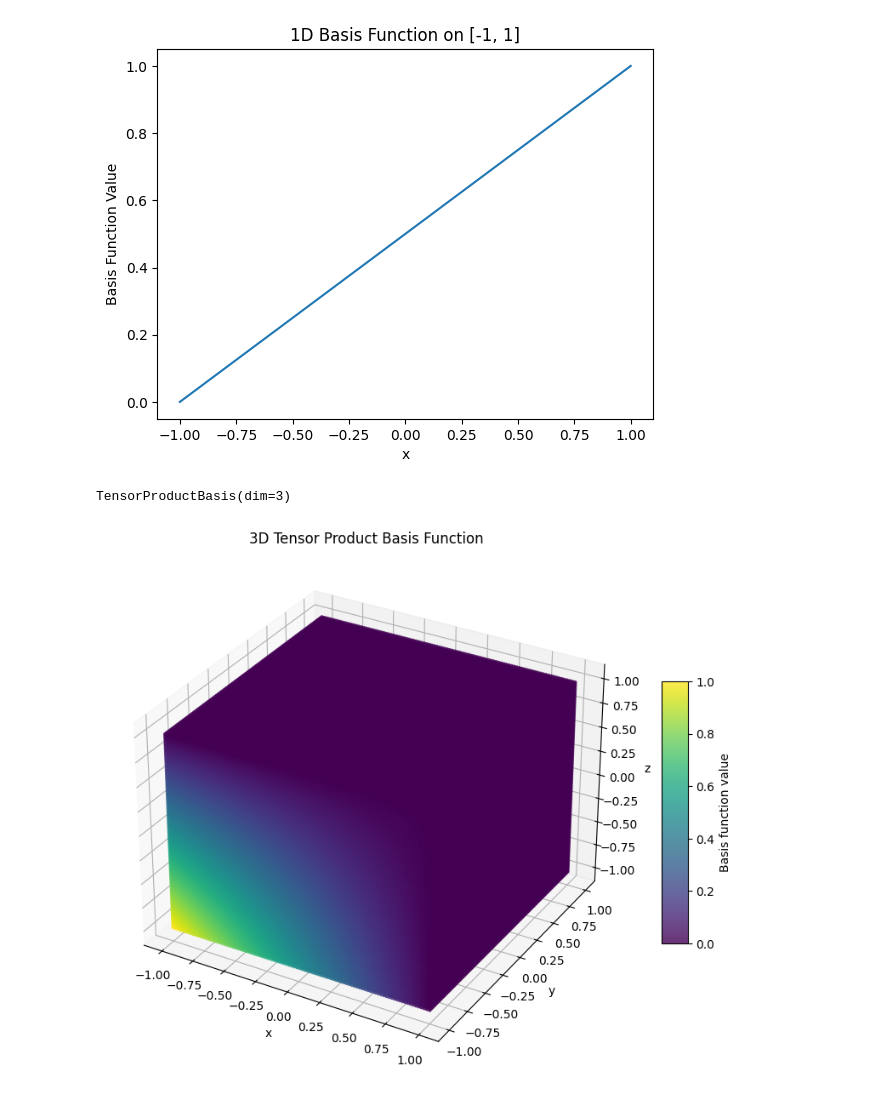
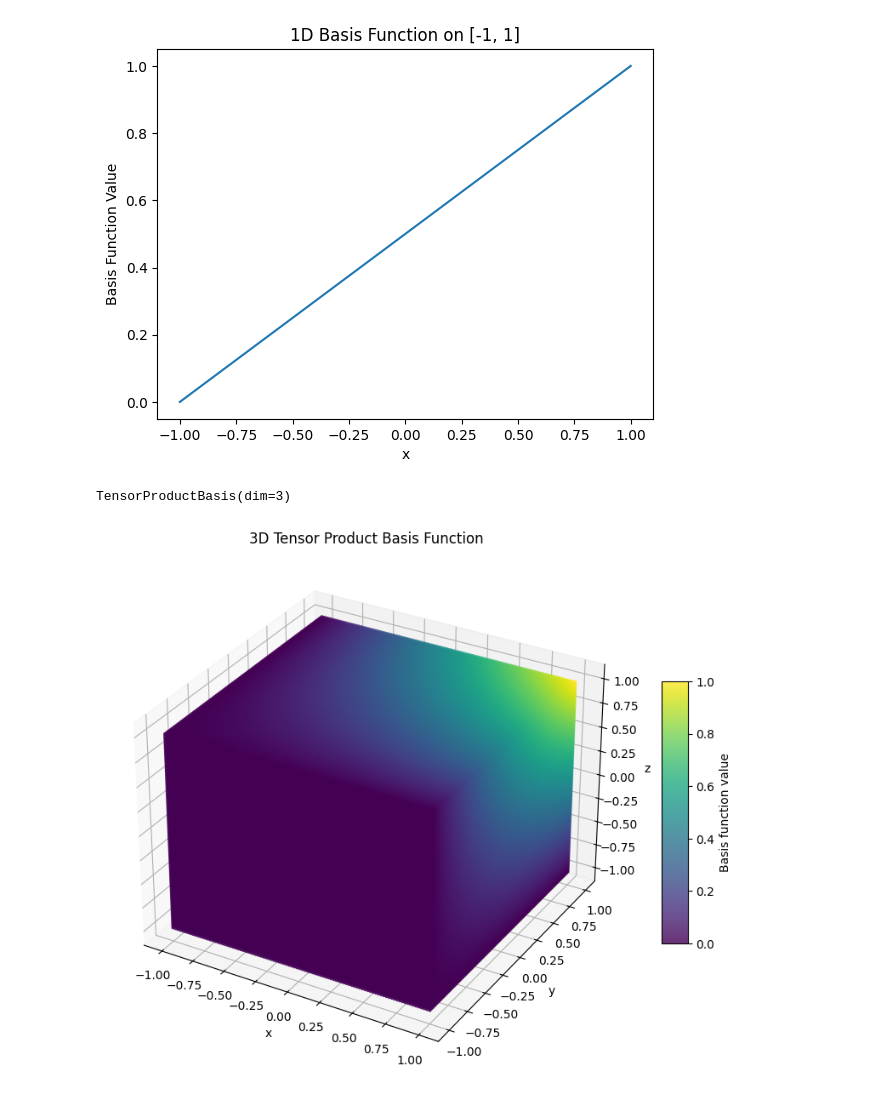
Before and after one commit to MazenAli/TT-FEMesh, a Jupyter notebook: notebooks/prototyping.ipynb, the cells around one changed output. Cells and saved outputs as stored; diff of their text form; code cells hidden in the pictures.

```diff
--- a/notebooks/prototyping.ipynb
+++ b/notebooks/prototyping.ipynb
@@ -163,8 +165,8 @@ for i in range(2):
 # %%
 tpbasis = TensorProductBasis([basis1d]*3)
 
 print(tpbasis)
-tpbasis.plot((0, 0, 0))
+tpbasis.plot((1, 1, 1))
 # %% [output]
 TensorProductBasis(dim=3)
-[figure, old version]
+[figure, new version]
```
Also changed, not shown: parts of 2 cells of this notebook, 8 other files.
